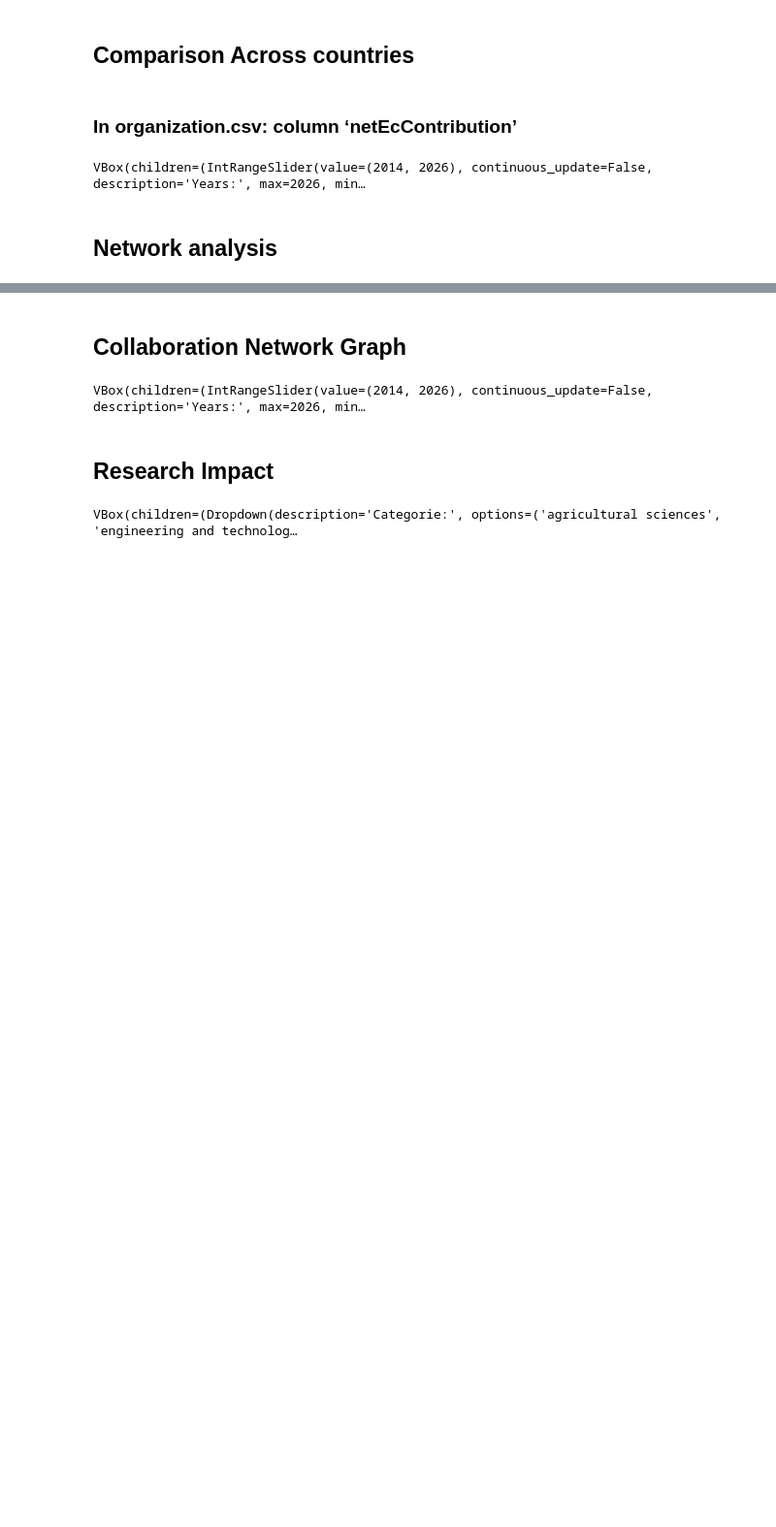
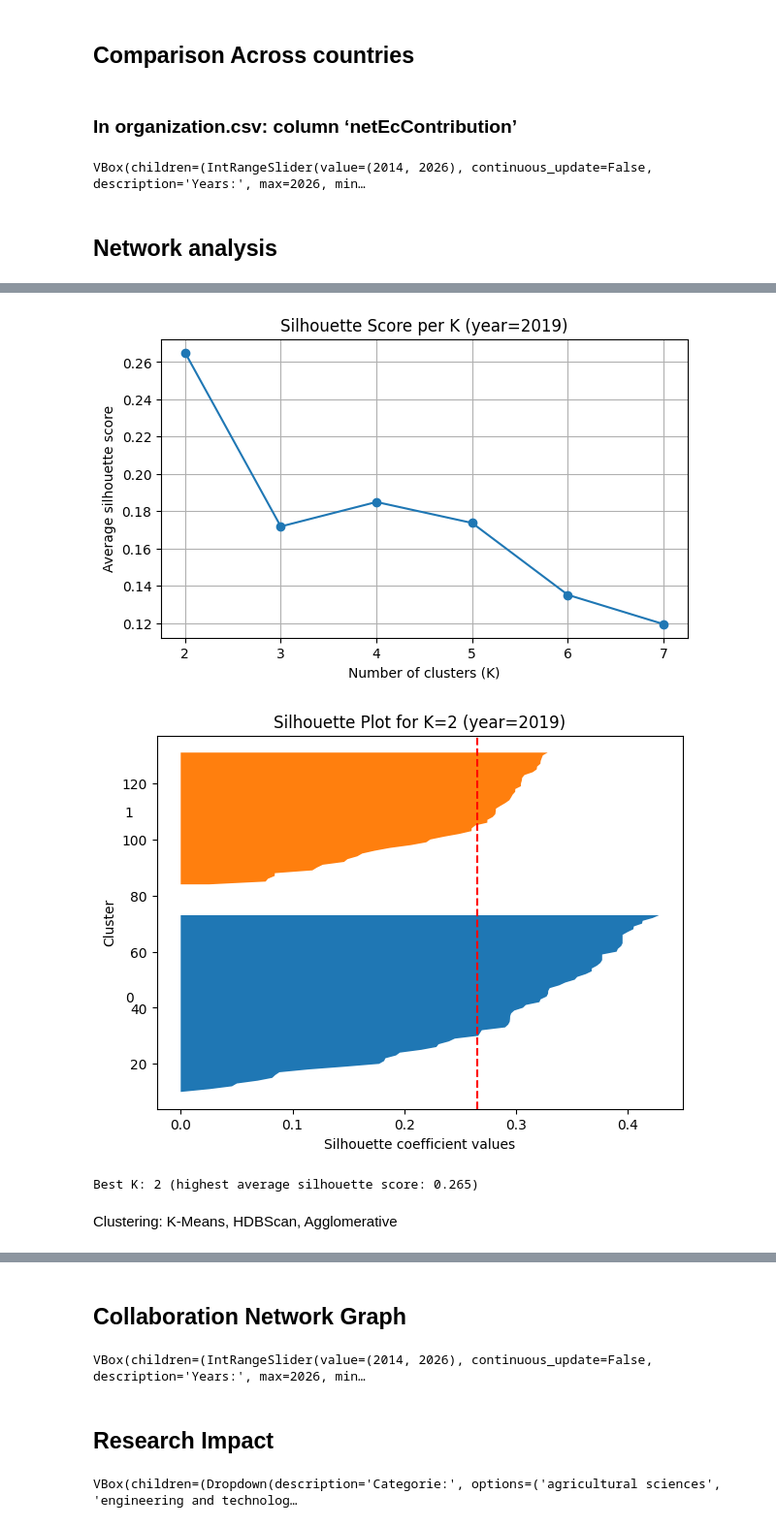
Before and after one commit to mariejatsun/Modern-Data-Analytics-, a Jupyter notebook: analyze.ipynb, the cells around one changed output, grey strips where cells are left out. Shown at 97% size. Saved outputs shown, nothing was run; the diff lists cells and outputs as text; code cells hidden in the pictures; blank space fills up the shorter version.

```diff
--- a/analyze.ipynb
+++ b/analyze.ipynb
@@ -618,2 +654,36 @@ def country_network_matrices(df, id_col='projectID', country_col='country'):
 
     return network_df, dissimilarity_df
+# %%
+def country_network_matrices_nonisolated(df, id_col='projectID', country_col='country'):
+    """
+    Build:
+      • network_df  : symmetric country‑by‑country co‑operation counts (no isolated countries)
+      • distance_df : 1 + 1/n transformation of network_df (no isolated countries)
+    Returns the two dataframes in that order.
+    """
+
+    # 1. Project‑country incidence matrix (binary)
+    incidence = (df[[id_col, country_col]]
+                 .drop_duplicates()
+                 .assign(val=1)
+                 .pivot(index=id_col, columns=country_col, values='val')
+                 .fillna(0)
+                 .astype(int))
+
+    # 2. Co‑operation counts between countries (adjacency)
+    network_df = incidence.T @ incidence
+    np.fill_diagonal(network_df.values, 0)
+    network_df = network_df.astype(int)
+
+    # Remove countries (rows/cols) with only zeros
+    nonisolated = (network_df.sum(axis=0) > 0) | (network_df.sum(axis=1) > 0)
+    network_df = network_df.loc[nonisolated, nonisolated]
+
+    # 3. Distance matrix: 1/(1+n), handle n=0
+    INF = 1e3  # a large number to represent no collaboration
+    with np.errstate(divide='ignore', invalid='ignore'):
+        distance_arr = 1 / (network_df.values)
+        distance_arr[network_df.values == 0] = INF  # Set distance to 1 if no collaboration
+    dissimilarity_df = pd.DataFrame(distance_arr, index=network_df.index, columns=network_df.columns)
+
+    return network_df, dissimilarity_df
@@ -619,0 +811,9 @@ def country_network_matrices(df, id_col='projectID', country_col='country'):
+# %%
+# Example: for year 2019
+plot_silhouette_for_year(2019, min_k=2, max_k=8)
+# %% [output]
+[figure, added]
+[figure, added]
+Best K: 2 (highest average silhouette score: 0.265)
+# %% [markdown]
+Clustering: K-Means, HDBScan, Agglomerative
```
Also changed, not shown: parts of 10 cells of this notebook, 1 other file.
